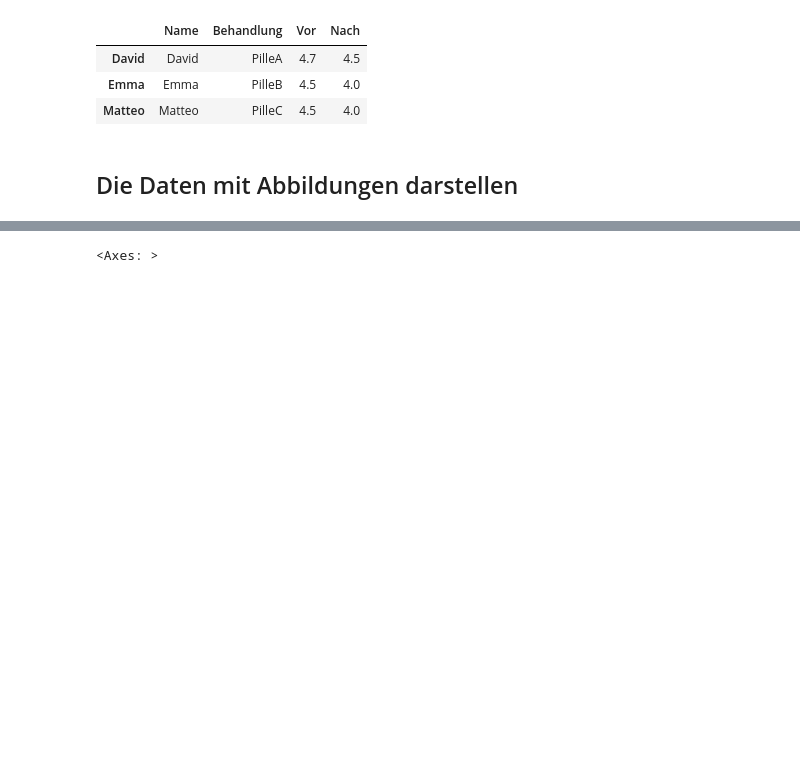
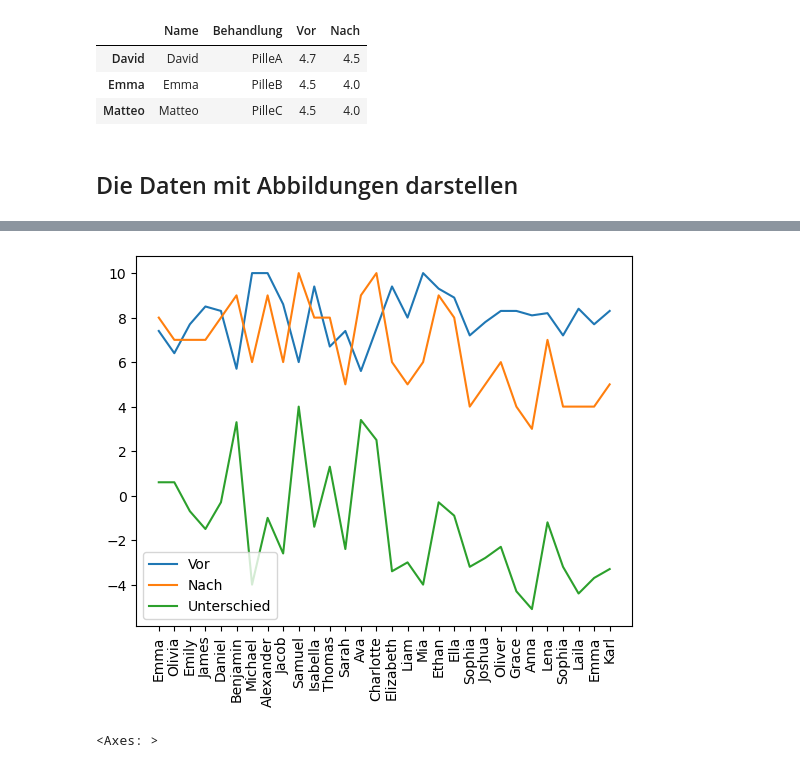
Before and after one commit to julianesiebourg/2023-11-Zukunftstag-2023, a Jupyter notebook: 2023-11-Zukunftstag-design.ipynb, the cells around one changed output, grey strips where cells are left out. Saved outputs shown, nothing was run; the diff lists cells and outputs as text; code cells hidden in the pictures; blank space fills up the shorter version.

```diff
--- a/2023-11-Zukunftstag-design.ipynb
+++ b/2023-11-Zukunftstag-design.ipynb
@@ -135,3 +137,10 @@ trial_data.plot.bar()
+# %%
+ax = trial_data.sort_values(['Behandlung', 'Name']).plot.line(rot=90)
+ax.set_xticks(range(len(trial_data['Name'])))
+ax.set_xticklabels(trial_data['Name'])
+plt.show()
+# %% [output]
+[figure, added]
 # %%
 trial_data.sort_values(by=["Behandlung", "Name"]).plot.bar()
 # %% [output]
```
Also changed, not shown: parts of 3 cells of this notebook.
